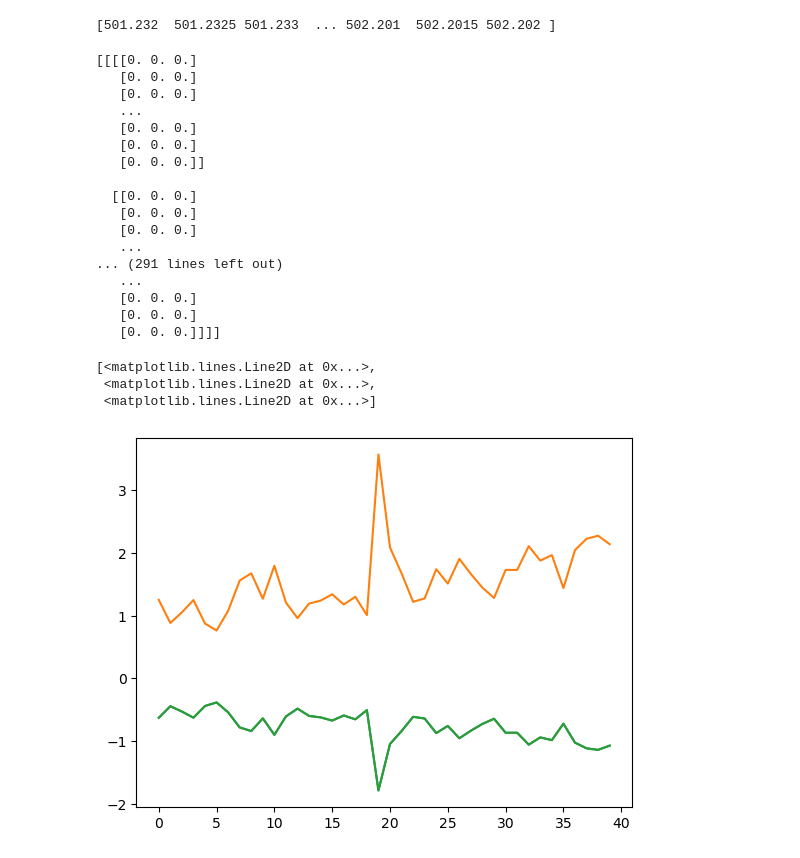
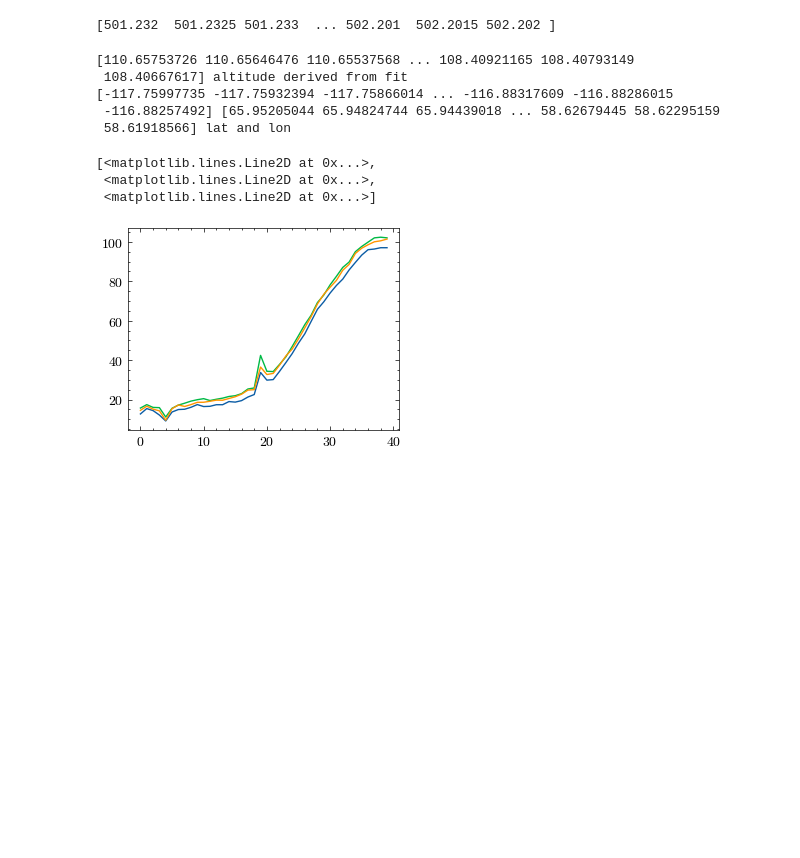
Before and after one commit to CassandraAuri/Physics_Work, a Jupyter notebook: Aurora_Work/Figures_paper/fig2.ipynb, the cells around one changed output. Cells and saved outputs as stored; diff of their text form; code cells hidden in the pictures; blank space fills up the shorter version.

```diff
--- a/Aurora_Work/Figures_paper/fig2.ipynb
+++ b/Aurora_Work/Figures_paper/fig2.ipynb
@@ -10,6 +10,10 @@ from scipy.optimize import curve_fit
 from viresclient import set_token
 from viresclient import SwarmRequest
 import geopack.geopack as gp
+
+import scienceplots
+
+plt.style.use(['science','no-latex'])
 # %%
 time_array=(datetime(2022,12,19,14,4), datetime(2022,12,19,14,6))
 # %%
@@ -103,3 +230,22 @@ time = ds.index.to_numpy()
+# %%
+indicies=find_closest_indices(ds.index, dsB.index)
+quatnecrf=dsB["q_NEC_CRF"].to_numpy()[indicies]
+quaternions = []
+Esat=np.array([ds["Evx"] , ds["Evy"], ds["Evz"]]).T
+vsat=np.array([ds["Vixv"] , ds["Viy"], ds["Viz"]]).T
+Etime = ds.index
+ENEC=[]
+VNEC=[]
+for i in range(len(quatnecrf)):
+    inverse_quat = quaternion_inverse_scipy(dsB["q_NEC_CRF"].to_numpy()[indicies][i])
+    rot_NEC_V= inverse_quat.apply(Esat[i])
+    ENEC.append(rot_NEC_V)
+
+    rot_NEC_V= inverse_quat.apply(vsat[i])
+    VNEC.append(rot_NEC_V)
+
+ENEC=np.array(ENEC)
+VNEC=np.array(VNEC)
 # %% [markdown]
 Now for the hard part, the pixel intensity
 Since the satellite as seen in figure 1 passes through the arc pretty fast, we should increase the resolution of the pixel intensity by super imposing
@@ -163,55 +309,39 @@ for index in range(len(x_gsm)):
 
 x_done, y_done, z_done = gp.geogsm(x_foot, y_foot, z_foot, -1)
 
-alt_sat_done, lat_sat_done,lon_sat_done = np.zeros(len(x_done)), np.zeros(len(x_done)), np.zeros(len(x_done))
+alt_sat_done, lat_sat_done_E,lon_sat_done = np.zeros(len(x_done)), np.zeros(len(x_done)), np.zeros(len(x_done))
 for index in range(len(x_done)):
 
     r_done,theta_done,lon_sat_done[index]= gp.sphcar(x_done[index], y_done[index], z_done[index],-1)
 
-    alt_sat_done[index], lat_sat_done[index]= gp.geodgeo(r_done*6371,theta_done,-1) #TODO check if this is right
+    alt_sat_done[index], lat_sat_done_E[index]= gp.geodgeo(r_done*6371,theta_done,-1) #TODO check if this is right
 
 print(alt_sat_done, 'altitude derived from fit')
 
 if np.any(np.abs(alt_sat_done - alt) > 5):
     raise Exception("One or more values in the footprinting are greater than 5km away from the specified alt. Contact owner for a fix, not your fault")
-print(np.rad2deg(lon_sat_done)-360,np.rad2deg(lat_sat_done) , 'lat and lon' )
-sat_lla=np.array([np.rad2deg(lat_sat_done), np.rad2deg(lon_sat_done)-360, alt_sat_done]).T
+print(np.rad2deg(lon_sat_done)-360,np.rad2deg(lat_sat_done_E) , 'lat and lon' )
+sat_lla=np.array([np.rad2deg(lat_sat_done_E), np.rad2deg(lon_sat_done)-360, alt_sat_done]).T
 
-conjunction_obj = asilib.Conjunction(asi, (np.array(time), sat_lla))
+conjunction_obj = asilib.Conjunction(asi, (np.array(Etime), sat_lla))
+# %% [output]
+[110.65753726 110.65646476 110.65537568 ... 108.40921165 108.40793149
+ 108.40667617] altitude derived from fit
+[-117.75997735 -117.75932394 -117.75866014 ... -116.88317609 -116.88286015
+ -116.88257492] [65.95205044 65.94824744 65.94439018 ... 58.62679445 58.62295159
+ 58.61918566] lat and lon
 # %%
 #Now lets
 # %%
 sat_azimuth_elevation, sat_azel_pixels = conjunction_obj.map_azel()
-area_intensity = conjunction_obj.intensity(box=(20, 20))
-area_mask = conjunction_obj.equal_area(box=(20,20))
+area_intensity = conjunction_obj.intensity(box=(10, 10))
+area_mask = conjunction_obj.equal_area(box=(10,10))
 # Need to change masked NaNs to 0s so we can plot the rectangular area contours.
 area_mask[np.where(np.isnan(area_mask))] = 0
-#plt.plot(area_intensity) #This gives us a resolution of 3Hz.
-print(area_mask)
-len(area_intensity)
-from scipy.signal import detrend
-
-plt.plot(detrend(area_intensity))
+plt.plot(area_intensity) #This gives us a resolution of 3Hz.
 # %% [output]
-[[[[0. 0. 0.]
-   [0. 0. 0.]
-   [0. 0. 0.]
-   ...
-   [0. 0. 0.]
-   [0. 0. 0.]
-   [0. 0. 0.]]
-
-  [[0. 0. 0.]
-   [0. 0. 0.]
-   [0. 0. 0.]
-   ...
-... (291 lines left out)
-   ...
-   [0. 0. 0.]
-   [0. 0. 0.]
-   [0. 0. 0.]]]]
+[<matplotlib.lines.Line2D at 0x...>,
+ <matplotlib.lines.Line2D at 0x...>,
+ <matplotlib.lines.Line2D at 0x...>]
-[<matplotlib.lines.Line2D at 0x...>,
- <matplotlib.lines.Line2D at 0x...>,
- <matplotlib.lines.Line2D at 0x...>]
-[figure, old version]
+[figure, new version]
 # %%
```
Also changed, not shown: parts of 18 cells of this notebook, 3 other files.
